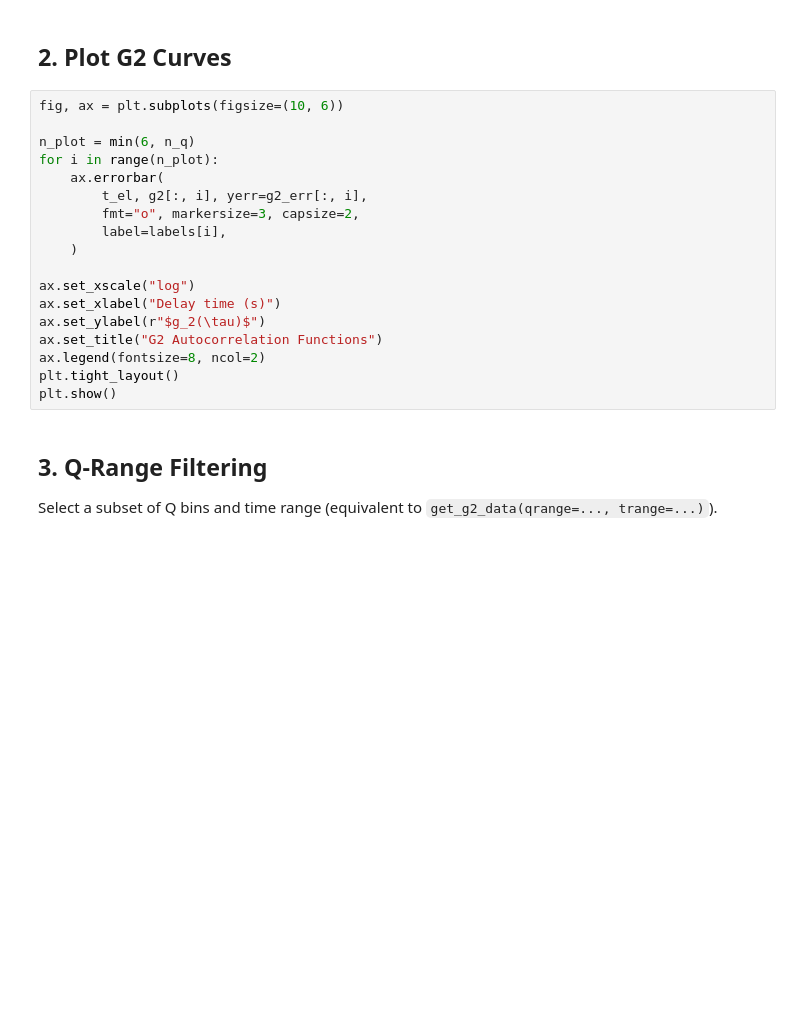
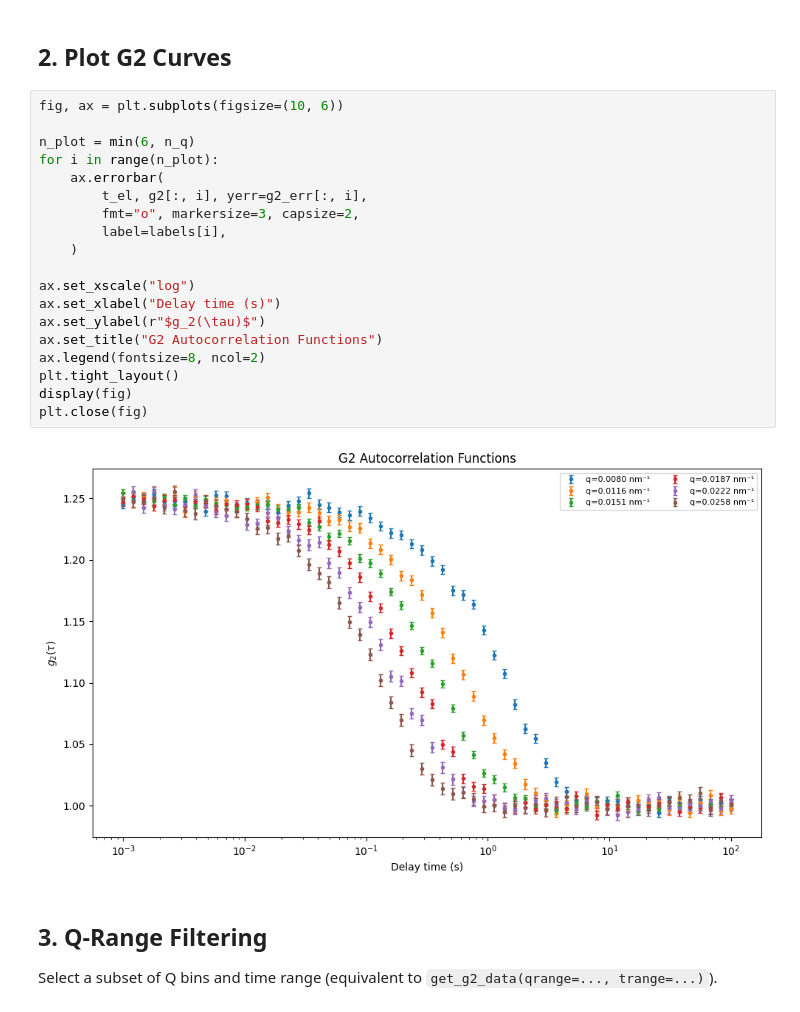
Before and after one commit to imewei/XPCS-Toolkit, a Jupyter notebook: notebooks/01_loading_data.ipynb, the cells around one changed output. Saved outputs shown, nothing was run; the diff lists cells and outputs as text; blank space fills up the shorter version.

```diff
--- a/notebooks/01_loading_data.ipynb
+++ b/notebooks/01_loading_data.ipynb
@@ -95,21 +112,24 @@ for i in range(n_q):
 # %%
 fig, ax = plt.subplots(figsize=(10, 6))
 
 n_plot = min(6, n_q)
 for i in range(n_plot):
     ax.errorbar(
         t_el, g2[:, i], yerr=g2_err[:, i],
         fmt="o", markersize=3, capsize=2,
         label=labels[i],
     )
 
 ax.set_xscale("log")
 ax.set_xlabel("Delay time (s)")
 ax.set_ylabel(r"$g_2(\tau)$")
 ax.set_title("G2 Autocorrelation Functions")
 ax.legend(fontsize=8, ncol=2)
 plt.tight_layout()
-plt.show()
+display(fig)
+plt.close(fig)
+# %% [output]
+[figure, added]
 # %% [markdown]
 ## 3. Q-Range Filtering
 
```
Also changed, not shown: parts of 6 cells of this notebook, 2 other files.
